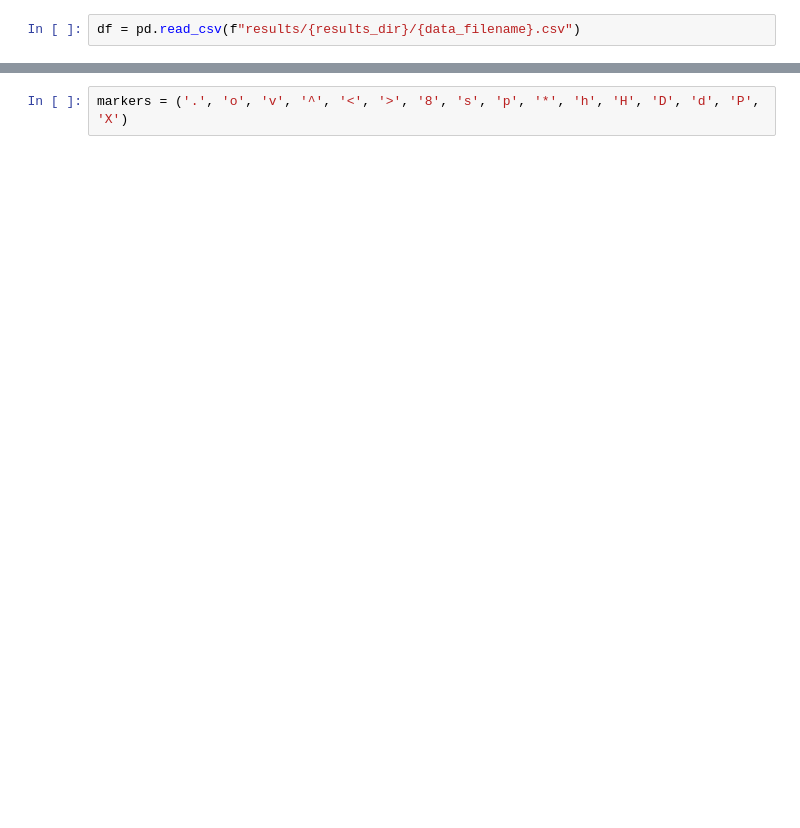
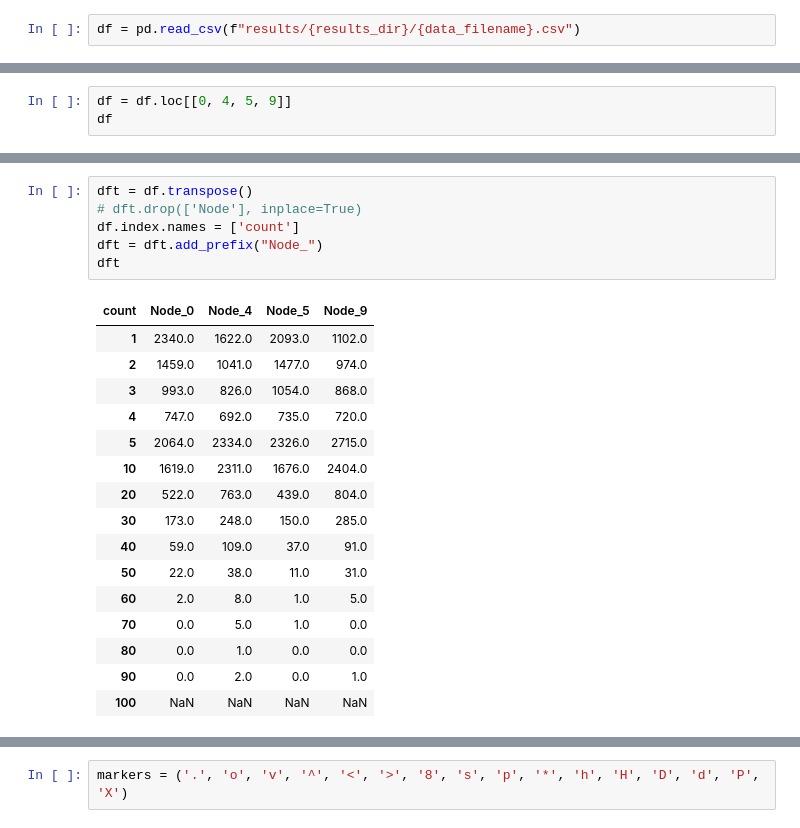
Before and after one commit to amitgaru2/cvf-python-gnn, a Jupyter notebook: simulations/cvf-analysis/plot histogram.ipynb, the cells around one changed output, grey strips where cells are left out. Saved outputs shown, nothing was run; the diff lists cells and outputs as text; blank space fills up the shorter version.

```diff
--- a/simulations/cvf-analysis/plot histogram.ipynb
+++ b/simulations/cvf-analysis/plot histogram.ipynb
@@ -29,0 +36,3 @@ plt.figure(figsize=(25, 7))
+# %%
+df = df.loc[[0, 4, 5, 9]]
+df
@@ -29,0 +46,23 @@ plt.figure(figsize=(25, 7))
+# %%
+dft = df.transpose()
+# dft.drop(['Node'], inplace=True)
+df.index.names = ['count']
+dft = dft.add_prefix("Node_")
+dft
+# %% [output]
+| count | Node_0 | Node_4 | Node_5 | Node_9 |
+| 1 | 2340.0 | 1622.0 | 2093.0 | 1102.0 |
+| 2 | 1459.0 | 1041.0 | 1477.0 | 974.0 |
+| 3 | 993.0 | 826.0 | 1054.0 | 868.0 |
+| 4 | 747.0 | 692.0 | 735.0 | 720.0 |
+| 5 | 2064.0 | 2334.0 | 2326.0 | 2715.0 |
+| 10 | 1619.0 | 2311.0 | 1676.0 | 2404.0 |
+| 20 | 522.0 | 763.0 | 439.0 | 804.0 |
+| 30 | 173.0 | 248.0 | 150.0 | 285.0 |
+| 40 | 59.0 | 109.0 | 37.0 | 91.0 |
+| 50 | 22.0 | 38.0 | 11.0 | 31.0 |
+| 60 | 2.0 | 8.0 | 1.0 | 5.0 |
+| 70 | 0.0 | 5.0 | 1.0 | 0.0 |
+| 80 | 0.0 | 1.0 | 0.0 | 0.0 |
+| 90 | 0.0 | 2.0 | 0.0 | 1.0 |
+| 100 | NaN | NaN | NaN | NaN |
```
Also changed, not shown: parts of 15 cells of this notebook, 17 other files.
